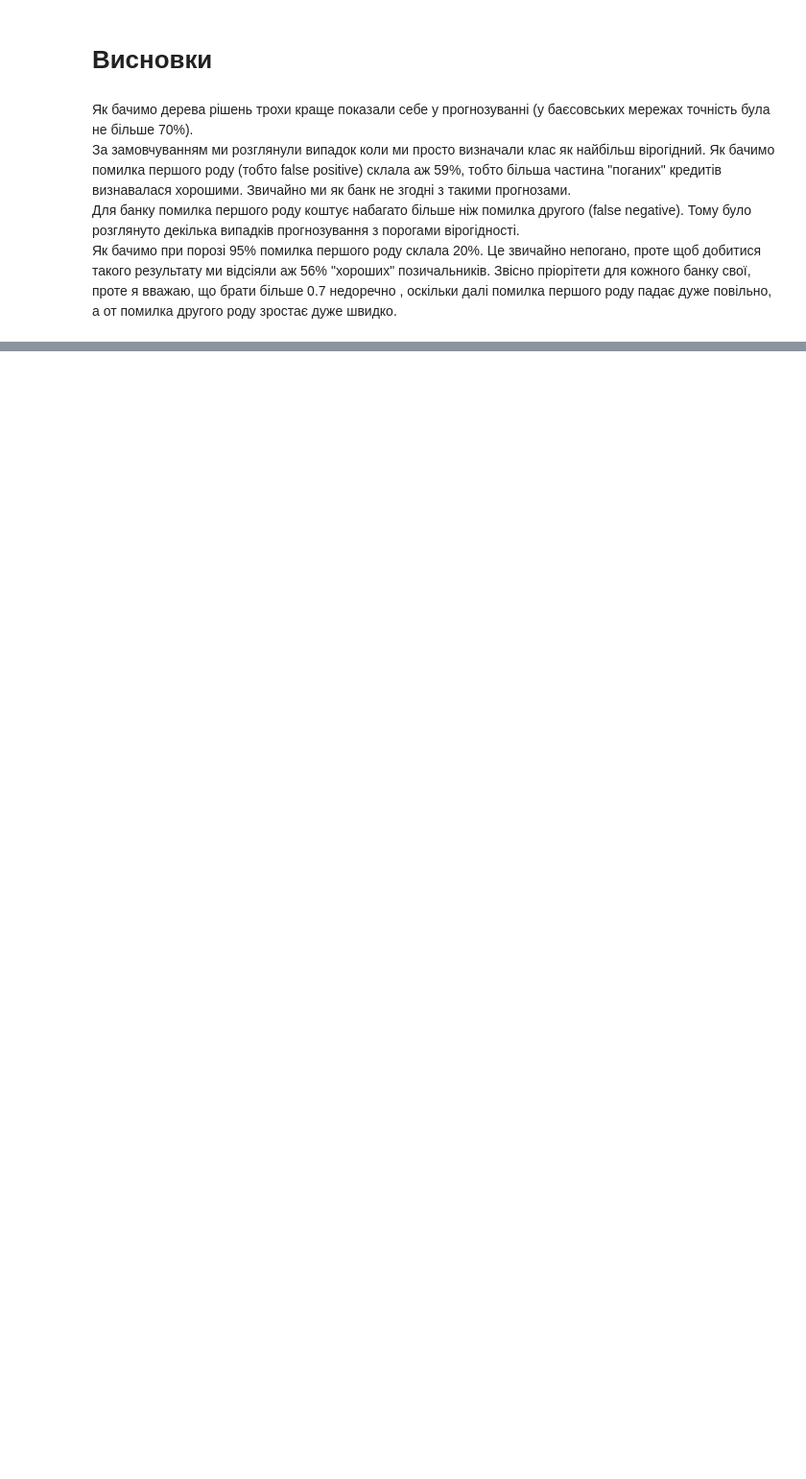
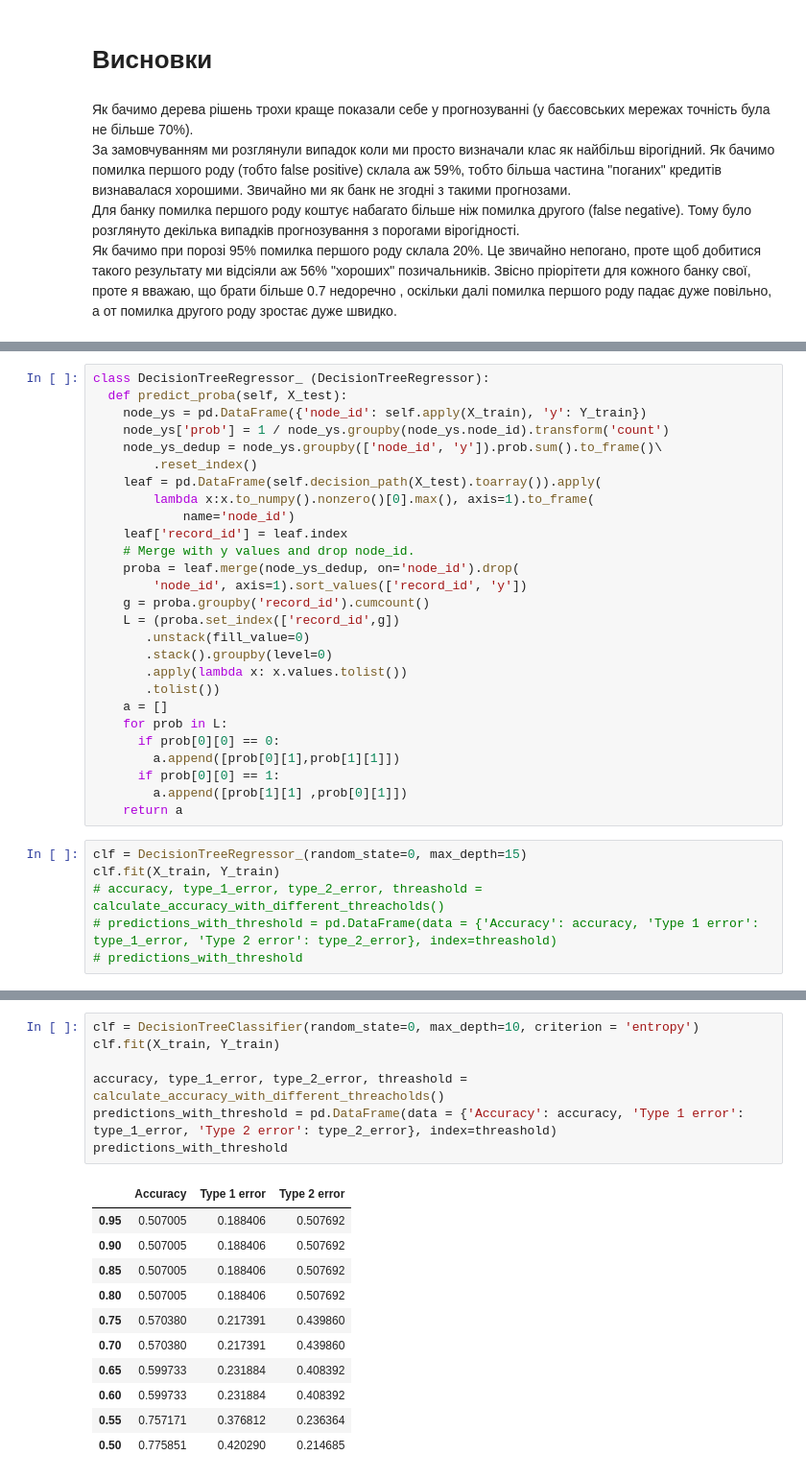
Before and after one commit to trilgar/AFED, a Jupyter notebook: AFED_lab2.ipynb, the cells around one changed output, grey strips where cells are left out. Shown at 96% size. Drawn from its saved outputs; the diff is of its cells as text; blank space fills up the shorter version.

```diff
--- a/AFED_lab2.ipynb
+++ b/AFED_lab2.ipynb
@@ -233,0 +245,33 @@ predictions_with_threshold
+# %%
+class DecisionTreeRegressor_ (DecisionTreeRegressor):
+  def predict_proba(self, X_test):
+    node_ys = pd.DataFrame({'node_id': self.apply(X_train), 'y': Y_train})
+    node_ys['prob'] = 1 / node_ys.groupby(node_ys.node_id).transform('count')
+    node_ys_dedup = node_ys.groupby(['node_id', 'y']).prob.sum().to_frame()\
+        .reset_index()
+    leaf = pd.DataFrame(self.decision_path(X_test).toarray()).apply(
+        lambda x:x.to_numpy().nonzero()[0].max(), axis=1).to_frame(
+            name='node_id')
+    leaf['record_id'] = leaf.index
+    # Merge with y values and drop node_id.
+    proba = leaf.merge(node_ys_dedup, on='node_id').drop(
+        'node_id', axis=1).sort_values(['record_id', 'y'])
+    g = proba.groupby('record_id').cumcount()
+    L = (proba.set_index(['record_id',g])
+       .unstack(fill_value=0)
+       .stack().groupby(level=0)
+       .apply(lambda x: x.values.tolist())
+       .tolist())
+    a = []
+    for prob in L:
+      if prob[0][0] == 0:
+        a.append([prob[0][1],prob[1][1]])
+      if prob[0][0] == 1:
+        a.append([prob[1][1] ,prob[0][1]])
+    return a
+# %%
+clf = DecisionTreeRegressor_(random_state=0, max_depth=15)
+clf.fit(X_train, Y_train)
+# accuracy, type_1_error, type_2_error, threashold = calculate_accuracy_with_different_threacholds()
+# predictions_with_threshold = pd.DataFrame(data = {'Accuracy': accuracy, 'Type 1 error': type_1_error, 'Type 2 error': type_2_error}, index=threashold)
+# predictions_with_threshold
@@ -233,0 +303,19 @@ predictions_with_threshold
+# %%
+clf = DecisionTreeClassifier(random_state=0, max_depth=10, criterion = 'entropy')
+clf.fit(X_train, Y_train)
+
+accuracy, type_1_error, type_2_error, threashold = calculate_accuracy_with_different_threacholds()
+predictions_with_threshold = pd.DataFrame(data = {'Accuracy': accuracy, 'Type 1 error': type_1_error, 'Type 2 error': type_2_error}, index=threashold)
+predictions_with_threshold
+# %% [output]
+|  | Accuracy | Type 1 error | Type 2 error |
+| 0.95 | 0.507005 | 0.188406 | 0.507692 |
+| 0.90 | 0.507005 | 0.188406 | 0.507692 |
+| 0.85 | 0.507005 | 0.188406 | 0.507692 |
+| 0.80 | 0.507005 | 0.188406 | 0.507692 |
+| 0.75 | 0.570380 | 0.217391 | 0.439860 |
+| 0.70 | 0.570380 | 0.217391 | 0.439860 |
+| 0.65 | 0.599733 | 0.231884 | 0.408392 |
+| 0.60 | 0.599733 | 0.231884 | 0.408392 |
+| 0.55 | 0.757171 | 0.376812 | 0.236364 |
+| 0.50 | 0.775851 | 0.420290 | 0.214685 |
```
Also changed, not shown: parts of 17 cells of this notebook.
